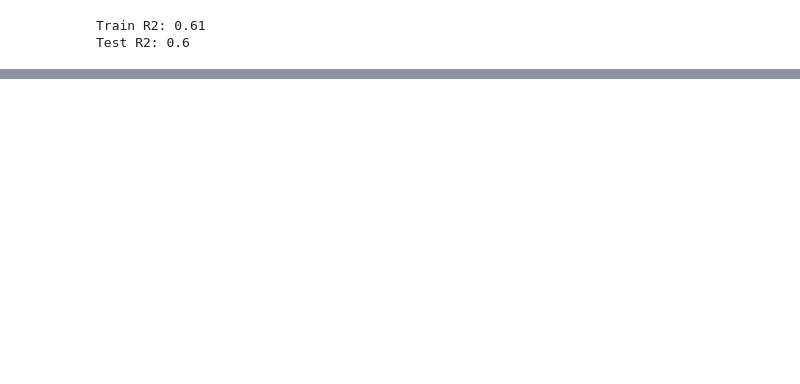
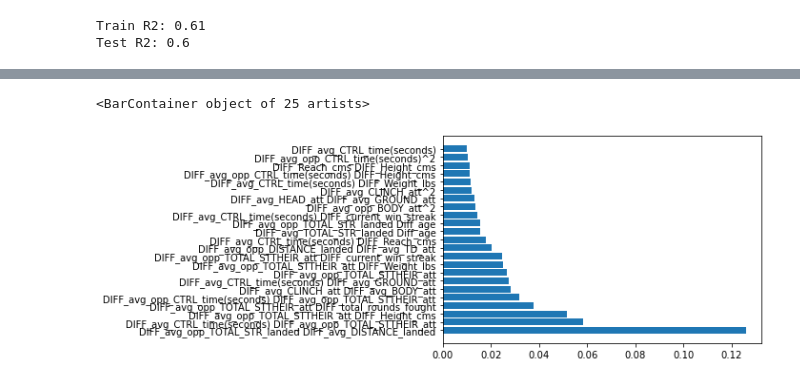
Before and after one commit to rhit-walkowae/ufcPredictionProject, a Jupyter notebook: LogisticRegressionBrainstorming Diff Dataset.ipynb, the cells around one changed output, grey strips where cells are left out. Drawn from its saved outputs; the diff is of its cells as text; code cells hidden in the pictures; blank space fills up the shorter version.

```diff
--- a/LogisticRegressionBrainstorming Diff Dataset.ipynb
+++ b/LogisticRegressionBrainstorming Diff Dataset.ipynb
@@ -523,0 +541,3 @@ X_train.head(10)
+# %%
+Xe_train = (Xe_train - Xe_train.mean())/Xe_train.std()
+Xe_test = (Xe_test - Xe_test.mean())/Xe_test.std()
@@ -523,0 +556,8 @@ X_train.head(10)
+# %%
+# cross-validation
+logr = LogisticRegression(fit_intercept=False, max_iter = 10000)
+logr.fit(Xe_train, y_train)
+poly_train_score = logr.score(Xe_train, y_train)
+poly_test_score = logr.score(Xe_test, y_test)
+print('Train Score: ', poly_train_score.round(3))
+print('Test Score: ', poly_test_score.round(3))
@@ -523,0 +569,21 @@ X_train.head(10)
+# %%
+model = PCA(n_components=25).fit(Xe_train)
+Xe_pc = model.transform(Xe_train)
+
+# number of components
+n_pcs= model.components_.shape[0]
+
+# get the index of the most important feature on EACH component
+# LIST COMPREHENSION HERE
+most_important = [np.abs(model.components_[i]).argmax() for i in range(n_pcs)]
+
+initial_feature_names = Xe_train.columns
+# get the names
+most_important_names = [initial_feature_names[most_important[i]] for i in range(n_pcs)]
+
+# LIST COMPREHENSION HERE AGAIN
+dic = {'PC{}'.format(i): most_important_names[i] for i in range(n_pcs)}
+
+# build the dataframe
+df1e = pd.DataFrame(dic.items(), columns =['PC','Label'])
+df1e
@@ -523,0 +608,8 @@ X_train.head(10)
+# %%
+PVE = model.explained_variance_ratio_
+PVE = pd.Series(PVE)
+
+PVEtop10 = PVE.sort_values(ascending=False)[:25]
+df1e['Value'] = PVEtop10
+#.plot.barh()
+df1e
@@ -523,0 +634,6 @@ X_train.head(10)
+# %%
+Best10 = pd.Series(df1e.Value,df1e.Label)
+plt.barh(df1e.Label, df1e.Value)
+# %% [output]
+<BarContainer object of 25 artists>
+[figure, added]
```
Also changed, not shown: parts of 37 cells of this notebook, 2 other files.
